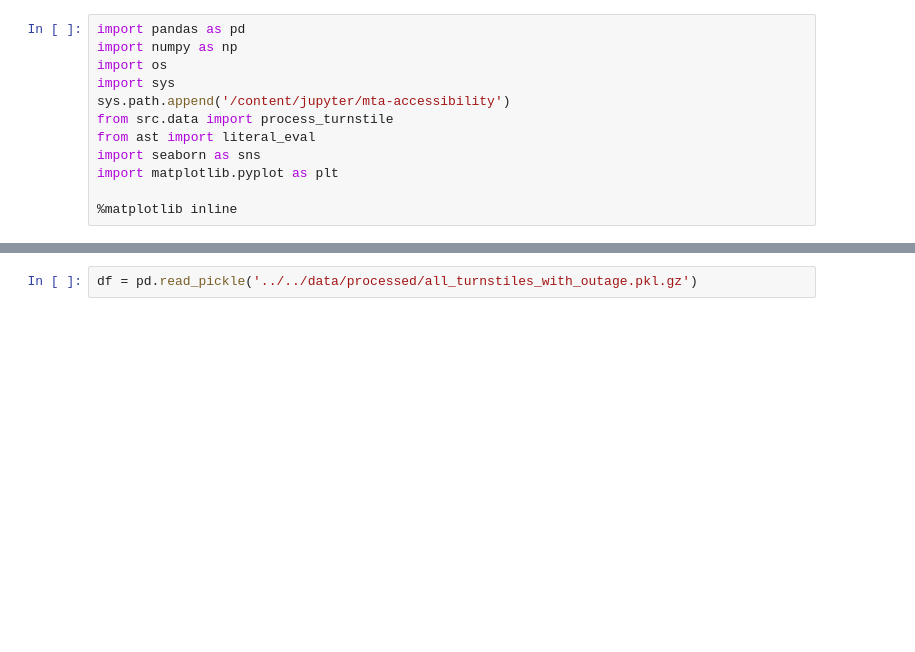
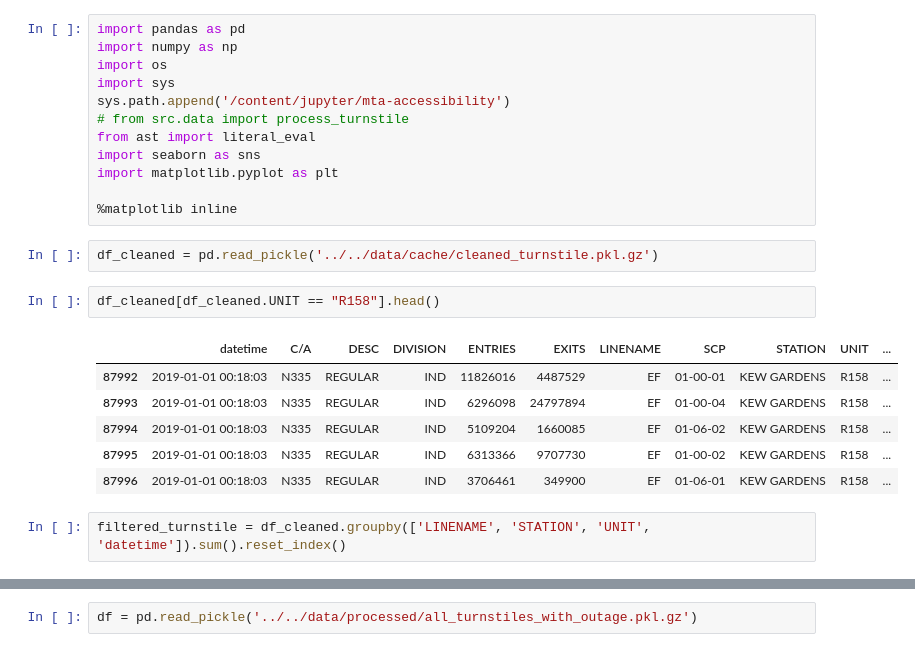
Before and after one commit to tsdataclinic/mta, a Jupyter notebook: notebooks/global_metric/02_calc_metrics.ipynb, the cells around one changed output, grey strips where cells are left out. Cells and saved outputs as stored; diff of their text form; blank space fills up the shorter version.

Commit message:
Closes #9 and #12. Updated interpolation script and pipeline to geenrate data for analysis including caching at computationally heavy steps. Starting prelim analysis of this data

```diff
--- a/notebooks/global_metric/02_calc_metrics.ipynb
+++ b/notebooks/global_metric/02_calc_metrics.ipynb
@@ -4,9 +4,22 @@ import numpy as np
 import os
 import sys
 sys.path.append('/content/jupyter/mta-accessibility')
-from src.data import process_turnstile
+# from src.data import process_turnstile
 from ast import literal_eval
 import seaborn as sns
 import matplotlib.pyplot as plt
 
 %matplotlib inline
+# %%
+df_cleaned = pd.read_pickle('../../data/cache/cleaned_turnstile.pkl.gz')
+# %%
+df_cleaned[df_cleaned.UNIT == "R158"].head()
+# %% [output]
+|  | datetime | C/A | DESC | DIVISION | ENTRIES | EXITS | LINENAME | SCP | STATION | UNIT | ... |
+| 87992 | 2019-01-01 00:18:03 | N335 | REGULAR | IND | 11826016 | 4487529 | EF | 01-00-01 | KEW GARDENS | R158 | ... |
+| 87993 | 2019-01-01 00:18:03 | N335 | REGULAR | IND | 6296098 | 24797894 | EF | 01-00-04 | KEW GARDENS | R158 | ... |
+| 87994 | 2019-01-01 00:18:03 | N335 | REGULAR | IND | 5109204 | 1660085 | EF | 01-06-02 | KEW GARDENS | R158 | ... |
+| 87995 | 2019-01-01 00:18:03 | N335 | REGULAR | IND | 6313366 | 9707730 | EF | 01-00-02 | KEW GARDENS | R158 | ... |
+| 87996 | 2019-01-01 00:18:03 | N335 | REGULAR | IND | 3706461 | 349900 | EF | 01-06-01 | KEW GARDENS | R158 | ... |
+# %%
+filtered_turnstile = df_cleaned.groupby(['LINENAME', 'STATION', 'UNIT', 'datetime']).sum().reset_index()
```
Also changed, not shown: parts of 47 cells of this notebook, 4 other files.
